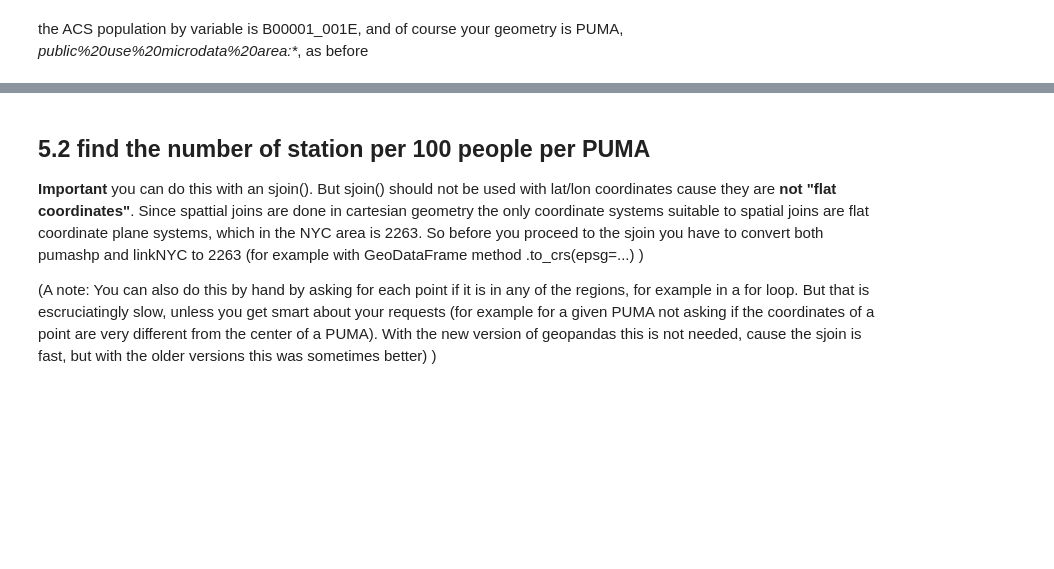
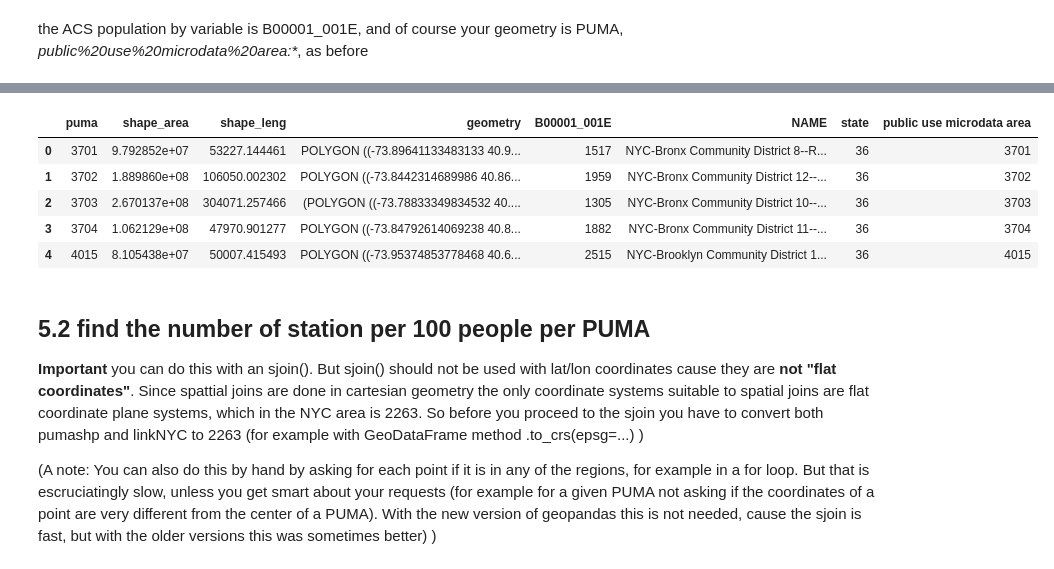
Before and after one commit to SohamMody/PUI2018_srm699, a Jupyter notebook: HW7_srm699/geopandas_census.ipynb, the cells around one changed output, grey strips where cells are left out. Cells and saved outputs as stored; diff of their text form; code cells hidden in the pictures; blank space fills up the shorter version.

```diff
--- a/HW7_srm699/geopandas_census.ipynb
+++ b/HW7_srm699/geopandas_census.ipynb
@@ -415,3 +438,7 @@ I have also color coded the station by how long ago they have been installed, us
 ## 5.1 with the AFF API from ACS get the total population by puma and merge it into your GeoDF
 # %% [markdown]
 the ACS population by  variable is B00001_001E, and of course your geometry is PUMA, _public%20use%20microdata%20area:*_, as before
+# %%
+#keyword for the total population
+keypop = 'B00001_001E'
+aff1y['variables'][keypop]
@@ -418,2 +452,8 @@ the ACS population by  variable is B00001_001E, and of course your geometry is P
+# %%
+url = "https://api.census.gov/data/2016/acs/acs1?get=" + keypop +\
+",NAME&for=public%20use%20microdata%20area:*&in=state:36&key=" + myAPI
+resp = requests.request('GET', url).content
+pumaPop = pd.read_csv(io.StringIO(resp.decode('utf-8').replace('[','').replace(']','')))
+pumaPop.drop('Unnamed: 4',axis=1,inplace=True)
 # %%
 pumaPop.head()
@@ -420,3 +467,14 @@ pumaPop.head()
+# %%
+pumashp2 = pumashp.merge(pumaPop,how='inner',left_on='puma',right_on='public use microdata area')
+# %%
+pumashp2.head()
+# %% [output]
+|  | puma | shape_area | shape_leng | geometry | B00001_001E | NAME | state | public use microdata area |
+| 0 | 3701 | 9.792852e+07 | 53227.144461 | POLYGON ((-73.89641133483133 40.9... | 1517 | NYC-Bronx Community District 8--R... | 36 | 3701 |
+| 1 | 3702 | 1.889860e+08 | 106050.002302 | POLYGON ((-73.8442314689986 40.86... | 1959 | NYC-Bronx Community District 12--... | 36 | 3702 |
+| 2 | 3703 | 2.670137e+08 | 304071.257466 | (POLYGON ((-73.78833349834532 40.... | 1305 | NYC-Bronx Community District 10--... | 36 | 3703 |
+| 3 | 3704 | 1.062129e+08 | 47970.901277 | POLYGON ((-73.84792614069238 40.8... | 1882 | NYC-Bronx Community District 11--... | 36 | 3704 |
+| 4 | 4015 | 8.105438e+07 | 50007.415493 | POLYGON ((-73.95374853778468 40.6... | 2515 | NYC-Brooklyn Community District 1... | 36 | 4015 |
 # %% [markdown]
 ## 5.2 find the number of station per 100 people per PUMA
 **Important** you can do this with an sjoin(). But sjoin() should not be used with lat/lon coordinates cause they are **not "flat coordinates"**. Since spattial joins are done in cartesian geometry the only coordinate systems suitable to spatial joins are flat coordinate plane systems, which in the NYC area is 2263. So before you proceed to the sjoin you have to convert both pumashp and linkNYC to 2263 (for example with GeoDataFrame method .to_crs(epsg=...) )
```
Also changed, not shown: parts of 14 cells of this notebook.
